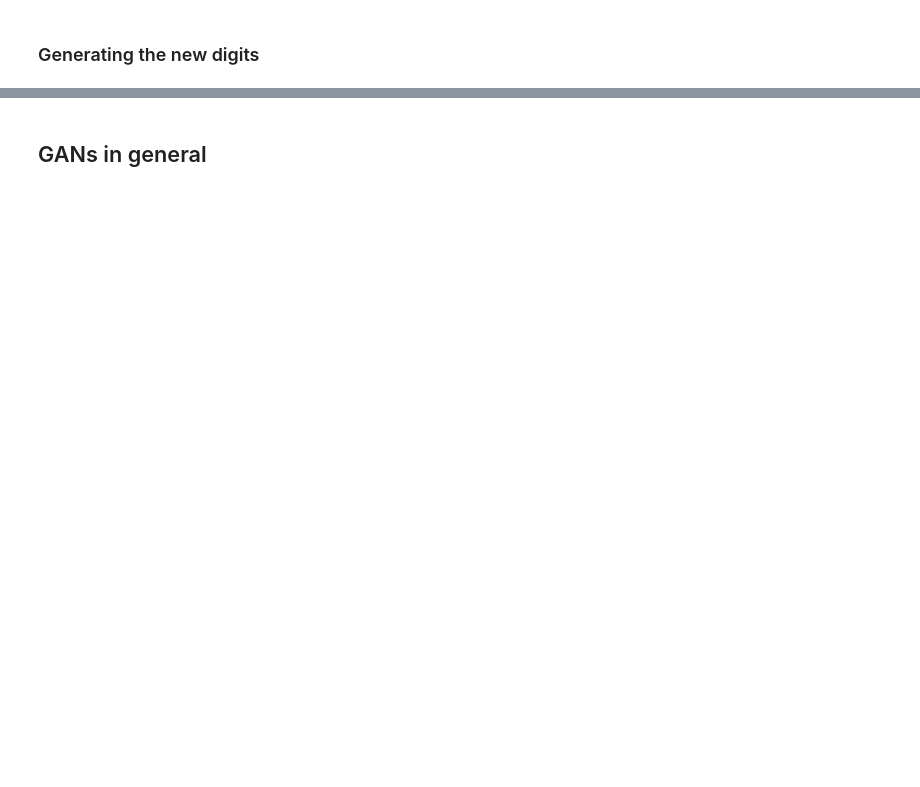
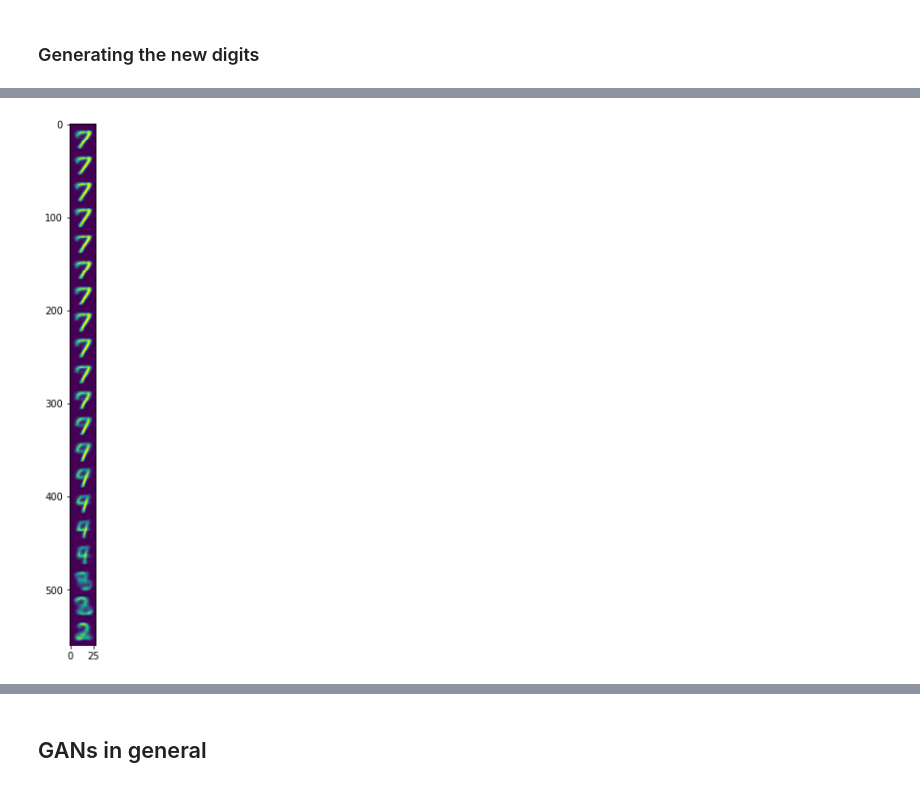
Before and after one commit to Harshdeep1996/autoencoder_playground, a Jupyter notebook: playground_part_one.ipynb, the cells around one changed output, grey strips where cells are left out. Saved outputs shown, nothing was run; the diff lists cells and outputs as text; code cells hidden in the pictures; blank space fills up the shorter version.

```diff
--- a/playground_part_one.ipynb
+++ b/playground_part_one.ipynb
@@ -249,0 +299,21 @@ plt.show()
+# %%
+## Spherical Interpolation - use same value of t as above since it is global
+## Much better
+angle_param = np.linspace(0, 1, 20)
+start_vector = np.array([x_1, y_1])
+end_vector = np.array([x_2, y_2])
+# Normalizing the vector since SLERP works on that
+start_vector_norm = start_vector / np.sqrt(np.sum(start_vector ** 2))
+end_vector_norm = end_vector / np.sqrt(np.sum(end_vector ** 2))
+# To check how close they are or not, if they are too close - linear interpolation would do.
+dot_of_vectors = np.dot(start_vector_norm, end_vector_norm)
+# clipped_vector = np.clip(dot_of_vectors, -1, 1) # to put in the range of cos and sin, otherwise it might give some issues
+# Finding the angle theta0 between original vectors
+theta_0 = np.arccos(dot_of_vectors)
+sin_theta_0 = np.sin(theta_0)
+theta = theta_0 * angle_param
+sin_theta = np.sin(theta)
+# # Finding the orthogonal vector to the start vector so that we can apply the orthogonality principle
+s0 = np.cos(theta) - dot_of_vectors * sin_theta / sin_theta_0
+s1 = sin_theta / sin_theta_0
+slerped_result = (s0[:,np.newaxis] * start_vector[np.newaxis,:]) + (s1[:,np.newaxis] * end_vector[np.newaxis,:])
@@ -249,0 +348,5 @@ plt.show()
+# %%
+## Results for Spherical Interpolation
+generate_images_interp(slerped_result[:,0], slerped_result[:,1], n=20)
+# %% [output]
+[figure, added]
```
Also changed, not shown: parts of 22 cells of this notebook.
